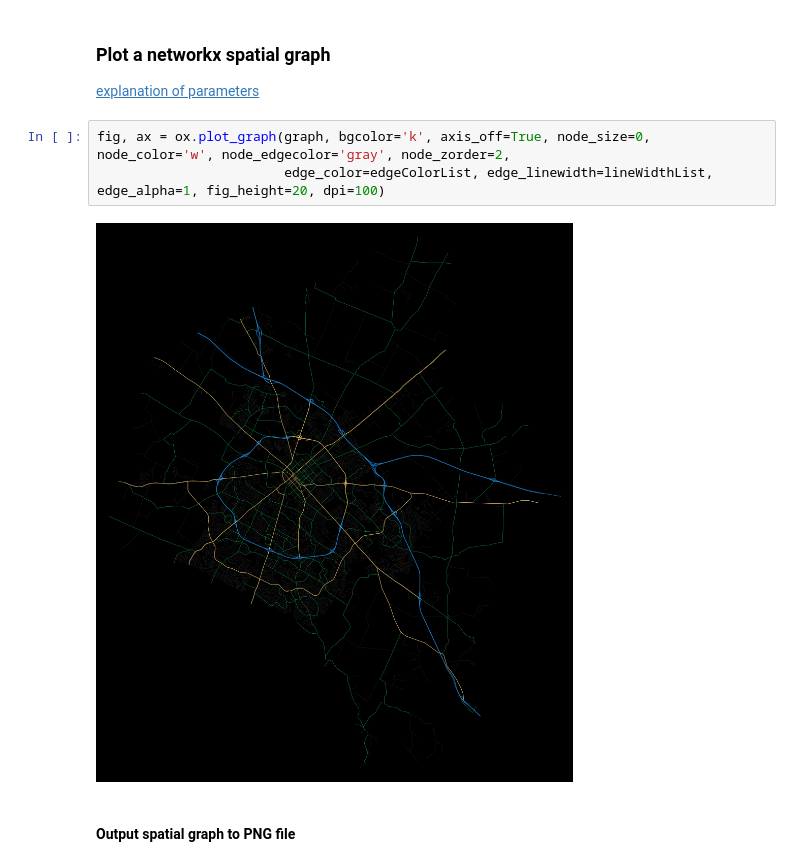
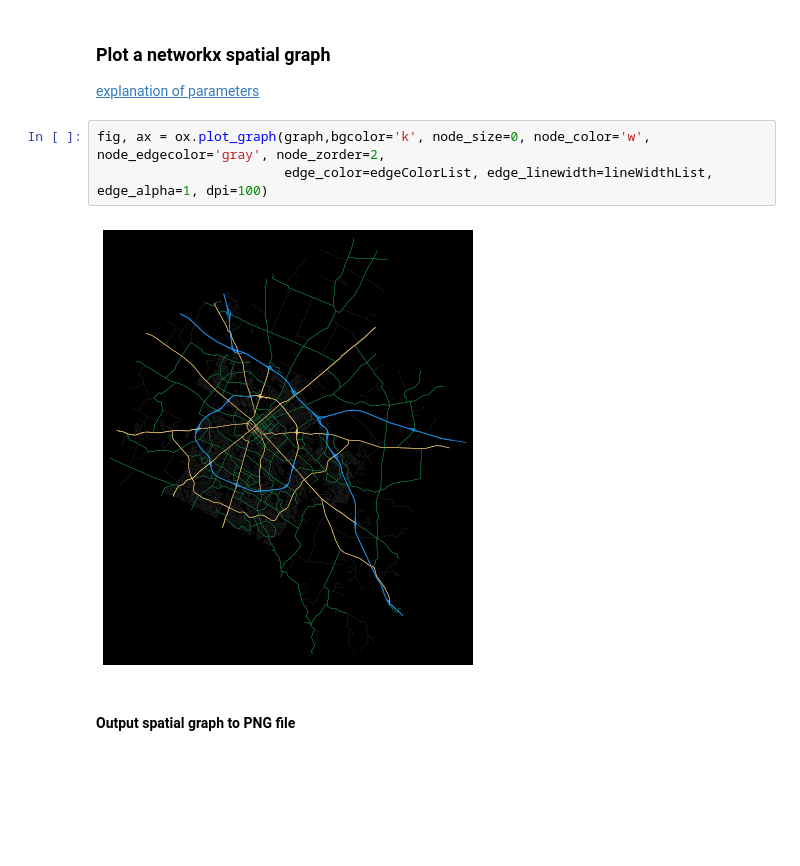
Before and after one commit to MarkCruse/coloring-street-networks-using-OSMnx, a Jupyter notebook: coloring_street_networks_using_OSMnx.ipynb, the cells around one changed output. Cells and saved outputs as stored; diff of their text form; blank space fills up the shorter version.

Commit message:
Redo for new graph docs

```diff
--- a/coloring_street_networks_using_OSMnx.ipynb
+++ b/coloring_street_networks_using_OSMnx.ipynb
@@ -82,10 +82,10 @@ lineWidthList = [linewidth(str(row['highway']).lower()) for index, row in geo_df
 ### Plot a networkx spatial graph
 [explanation of parameters](https://osmnx.readthedocs.io/en/stable/osmnx.html#osmnx.plot.plot_graph)
 # %%
-fig, ax = ox.plot_graph(graph, bgcolor='k', axis_off=True, node_size=0, node_color='w', node_edgecolor='gray', node_zorder=2,
-                        edge_color=edgeColorList, edge_linewidth=lineWidthList, edge_alpha=1, fig_height=20, dpi=100)
+fig, ax = ox.plot_graph(graph,bgcolor='k', node_size=0, node_color='w', node_edgecolor='gray', node_zorder=2,
+                        edge_color=edgeColorList, edge_linewidth=lineWidthList, edge_alpha=1, dpi=100)
 # %% [output]
-[figure, old version]
+[figure, new version]
 # %% [markdown]
 #### Output spatial graph to PNG file
 # %%
```
Also changed, not shown: parts of 1 cell of this notebook, 2 other files.
